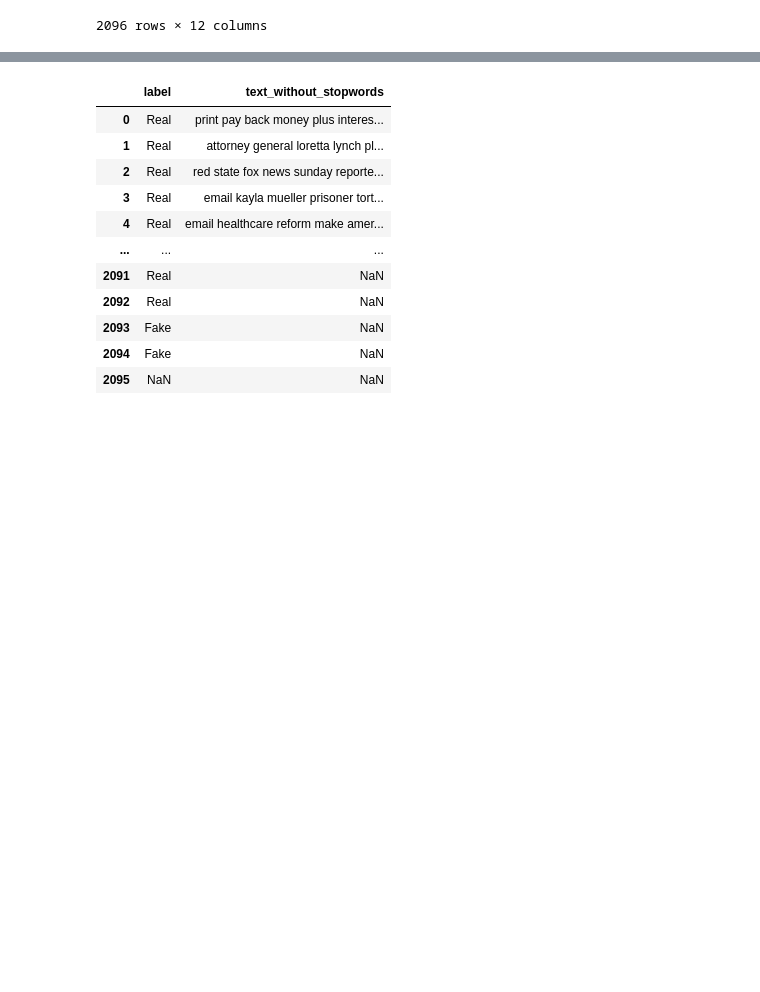
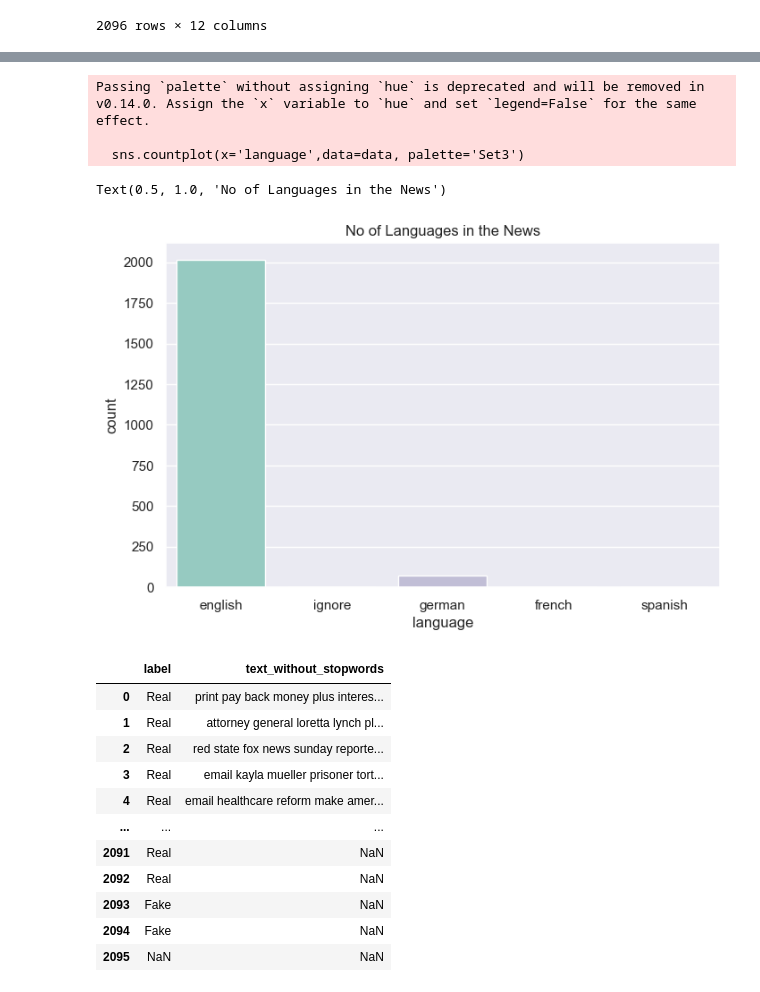
Before and after one commit to environmentallyconsciouscoder/fake_news_detector, a Jupyter notebook: main.ipynb, the cells around one changed output, grey strips where cells are left out. Saved outputs shown, nothing was run; the diff lists cells and outputs as text; code cells hidden in the pictures; blank space fills up the shorter version.

```diff
--- a/main.ipynb
+++ b/main.ipynb
@@ -20,3 +35,18 @@ data
+# %%
+data['language'].value_counts()
+## what is 'ignore' in language list?
+## there are only 3 rows, so should I drop them or not? don't think so
+
+plt.figure(figsize=(8,5))
+sns.countplot(x='language',data=data, palette='Set3')
+sns.set_theme(style='darkgrid')
+plt.title('No of Languages in the News')
+# %% [output]
+Passing `palette` without assigning `hue` is deprecated and will be removed in v0.14.0. Assign the `x` variable to `hue` and set `legend=False` for the same effect.
+
+  sns.countplot(x='language',data=data, palette='Set3')
+Text(0.5, 1.0, 'No of Languages in the News')
+[figure, added]
 # %%
 data.drop(['author', 'published', 'title', 'language', 'site_url', 'main_img_url', 'type', 'title_without_stopwords', 'text', 'hasImage'], axis=1, inplace=True)
 # %%
```
Also changed, not shown: parts of 7 cells of this notebook.
